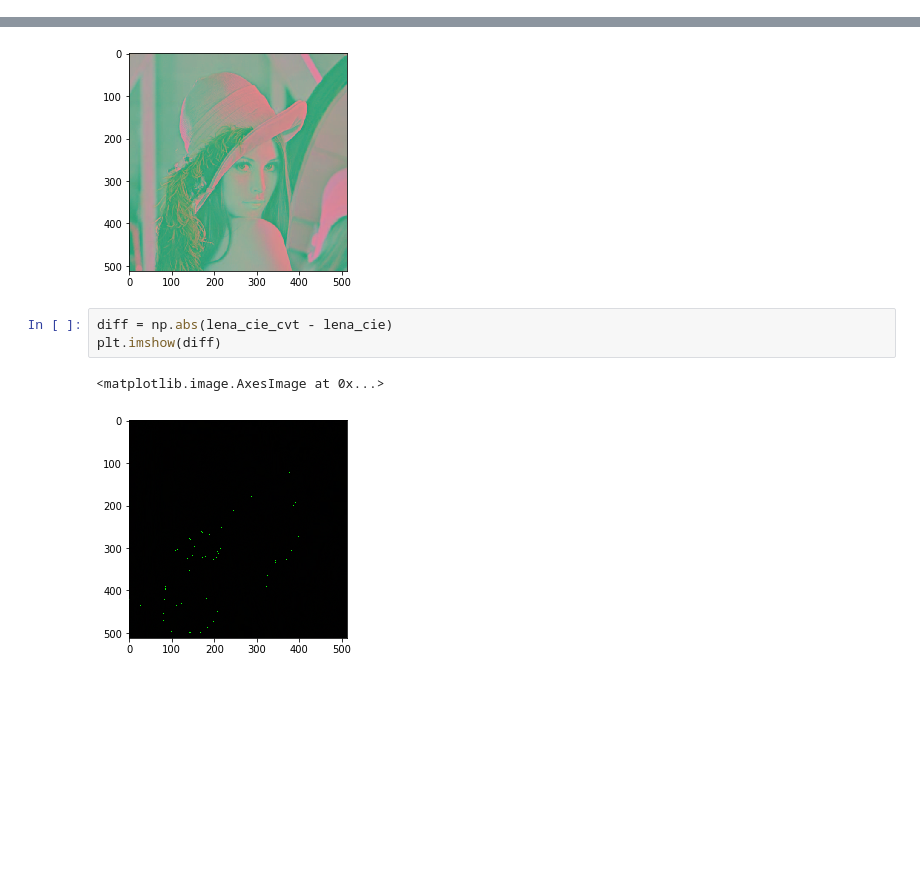
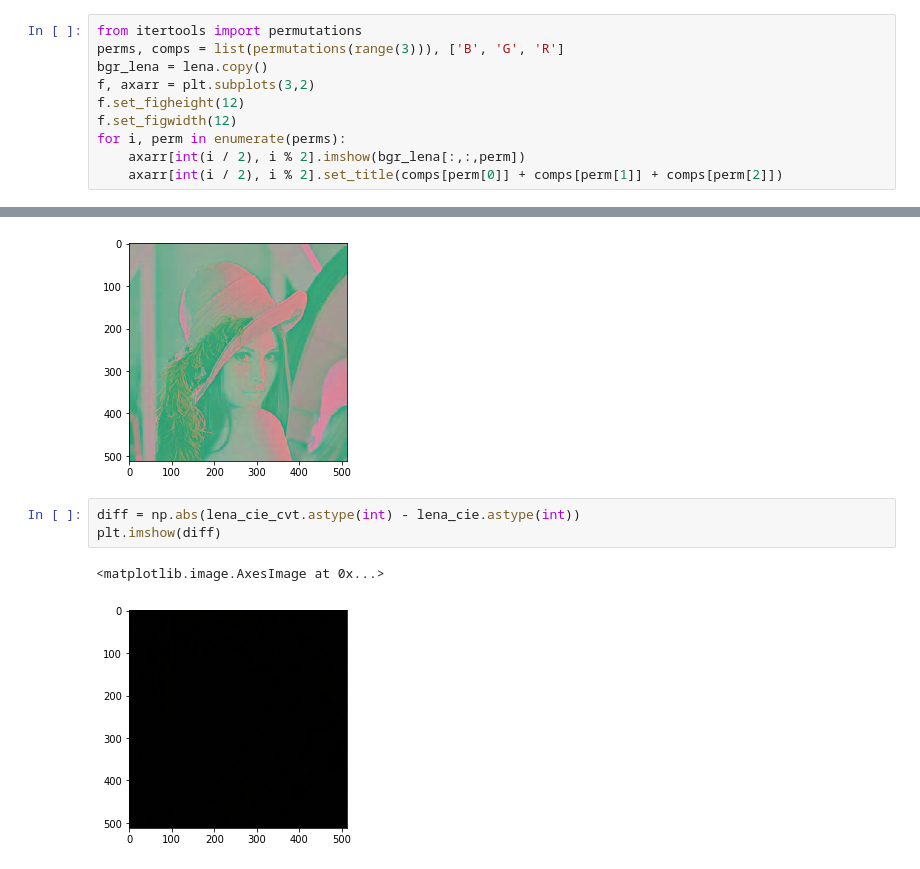
Before and after one commit to Hotckiss/image_analysis, a Jupyter notebook: Copy_of_hw1_hse_2020.ipynb, the cells around one changed output, grey strips where cells are left out. Cells and saved outputs as stored; diff of their text form; blank space fills up the shorter version.

```diff
--- a/Copy_of_hw1_hse_2020.ipynb
+++ b/Copy_of_hw1_hse_2020.ipynb
@@ -147,0 +122,10 @@ Text(0.5, 1.0, 'RGB')
+# %%
+from itertools import permutations
+perms, comps = list(permutations(range(3))), ['B', 'G', 'R']
+bgr_lena = lena.copy()
+f, axarr = plt.subplots(3,2)
+f.set_figheight(12)
+f.set_figwidth(12)
+for i, perm in enumerate(perms):
+    axarr[int(i / 2), i % 2].imshow(bgr_lena[:,:,perm])
+    axarr[int(i / 2), i % 2].set_title(comps[perm[0]] + comps[perm[1]] + comps[perm[2]])
@@ -184,8 +170,8 @@ plt.imshow(lena_cie)
 <matplotlib.image.AxesImage at 0x...>
 [figure]
 # %%
-diff = np.abs(lena_cie_cvt - lena_cie)
+diff = np.abs(lena_cie_cvt.astype(int) - lena_cie.astype(int))
 plt.imshow(diff)
 # %% [output]
 <matplotlib.image.AxesImage at 0x...>
-[figure, old version]
+[figure, new version]
```
Also changed, not shown: parts of 14 cells of this notebook.
